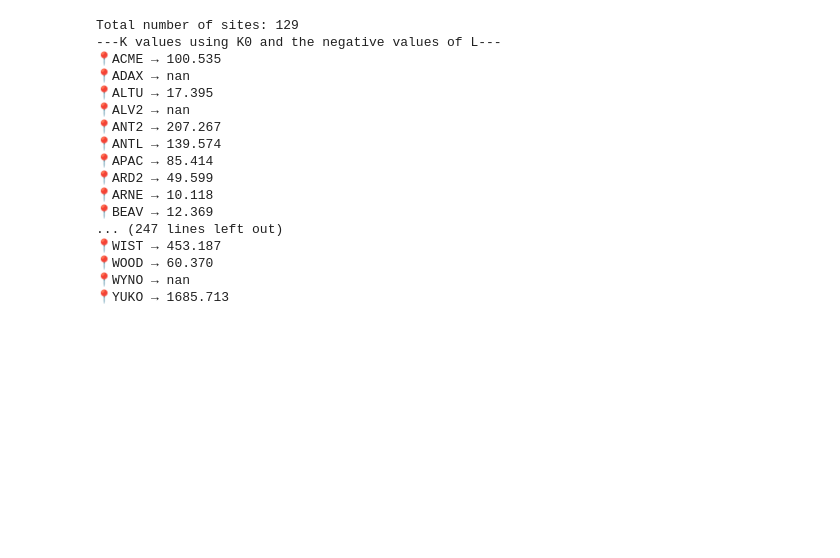
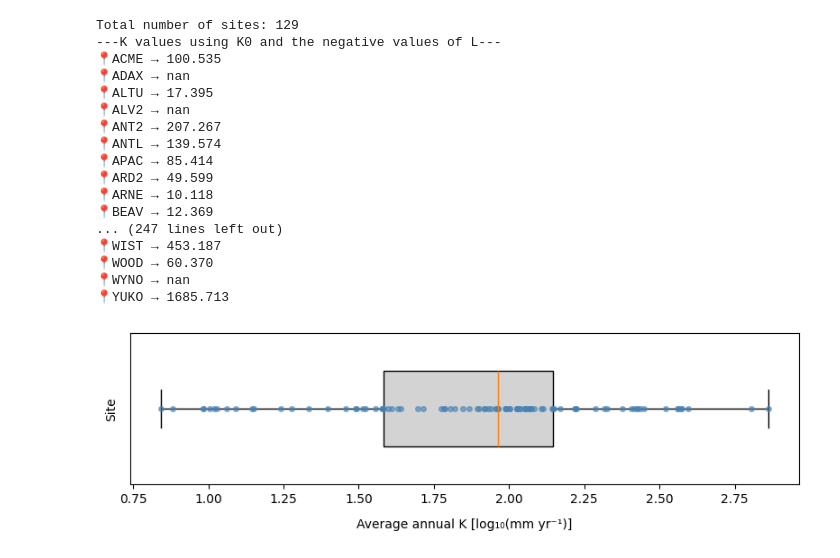
Before and after one commit to MarkBarbadillo/Drainage_estimate, a Jupyter notebook: OK_drainage.ipynb, the cells around one changed output. Saved outputs shown, nothing was run; the diff lists cells and outputs as text; code cells hidden in the pictures; blank space fills up the shorter version.

Commit message:
added the plots

```diff
--- a/OK_drainage.ipynb
+++ b/OK_drainage.ipynb
@@ -172,3 +193,30 @@ Total number of sites: 129
 📍WOOD → 60.370
 📍WYNO → nan
 📍YUKO → 1685.713
+# %%
+# Visually checking outliers in the average annual K estimates using boxplots
+
+import matplotlib.pyplot as plt
+
+# Filtering and transforming the values into log10
+K_vals = [v for v in K_average.values() if v > 0]
+log_K = np.log10(K_vals)
+
+# Plotting
+fig, ax = plt.subplots(figsize=(8, 2.5))
+ax.boxplot(log_K, vert=False, patch_artist=True, widths = 0.5,
+           boxprops=dict(facecolor='lightgray'),
+           flierprops=dict(marker='o', markerfacecolor='red', markersize=5))
+
+# Overlaying the data points
+ax.plot(log_K, [1] * len(log_K), 'o', markersize=4, color='steelblue', alpha=0.6)
+
+# Formatting
+ax.set_xlabel('Average annual K [log₁₀(mm yr⁻¹)]', fontsize = 10, labelpad = 10)
+ax.set_ylabel('Site', fontsize = 10, labelpad = 10)
+ax.set_yticks([])
+
+plt.tight_layout()
+plt.show()
+# %% [output]
+[figure, added]
```
Also changed, not shown: parts of 7 cells of this notebook, 1 other file.
